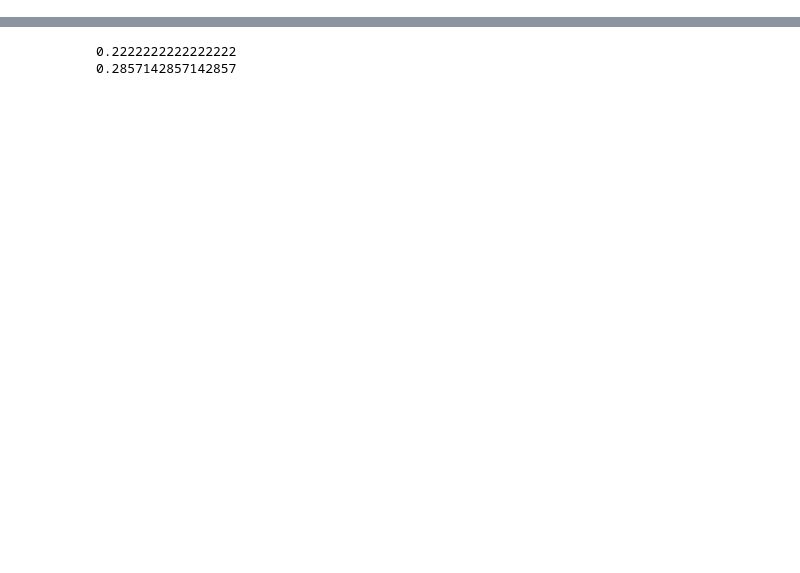
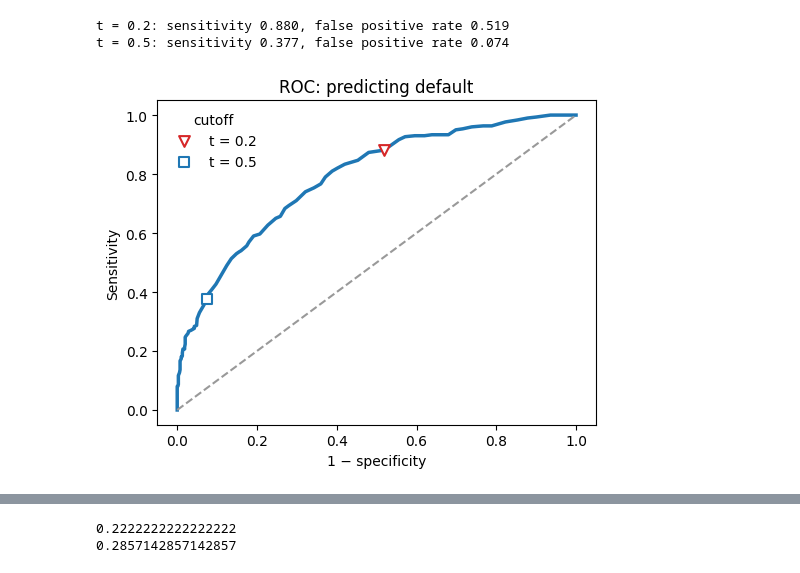
Before and after one commit to VadimSokolov/vadimsokolov.github.io, a Jupyter notebook: courses/files/600/oct21.ipynb, the cells around one changed output, grey strips where cells are left out. Drawn from its saved outputs; the diff is of its cells as text; code cells hidden in the pictures; blank space fills up the shorter version.

```diff
--- a/courses/files/600/oct21.ipynb
+++ b/courses/files/600/oct21.ipynb
@@ -10,0 +12,9 @@ Predict both implied probabilities before you run the cell. The case study uses
+# %%
+from pathlib import Path
+
+import matplotlib.pyplot as plt
+import numpy as np
+import pandas as pd
+import statsmodels.formula.api as smf
+
+DATA = Path('data')
@@ -10,0 +174,37 @@ Predict both implied probabilities before you run the cell. The case study uses
+# %%
+def roc(p, y, n_grid=100):
+    p = np.asarray(p, dtype=float)
+    y = np.asarray(y)
+    grid = np.linspace(0, 1, n_grid)
+    call = p[:, None] > grid[None, :]
+    specificity = np.mean(~call[y == 0], axis=0) if np.any(y == 0) else np.ones(n_grid)
+    sensitivity = np.mean(call[y == 1], axis=0) if np.any(y == 1) else np.zeros(n_grid)
+    return grid, sensitivity, specificity
+
+def roc_point(p, y, t):
+    y = np.asarray(y)
+    false_positive = 1 - np.mean(p[y == 0] < t)
+    sensitivity = np.mean(p[y == 1] > t)
+    return false_positive, sensitivity
+
+# Positive class: the loan defaults. Predict default when p > t.
+p_default = np.asarray(full.predict(Xr))
+default = credit.Default.to_numpy()
+grid, sensitivity, specificity = roc(p_default, default)
+
+fig, ax = plt.subplots(figsize=(5.2, 4.2))
+ax.plot(1 - specificity, sensitivity, color='C0', lw=2.5)
+ax.plot([0, 1], [0, 1], color='0.6', ls='--')
+for t_mark, marker, color in ((0.2, 'v', 'C3'), (0.5, 's', 'C0')):
+    x, sens = roc_point(p_default, default, t_mark)
+    ax.scatter([x], [sens], marker=marker, s=60, facecolors='white', edgecolors=color, linewidths=1.5, label=f't = {t_mark}', zorder=3)
+    print(f't = {t_mark}: sensitivity {sens:.3f}, false positive rate {x:.3f}')
+ax.set_xlabel('1 − specificity')
+ax.set_ylabel('Sensitivity')
+ax.set_title('ROC: predicting default')
+ax.legend(frameon=False, title='cutoff')
+fig.tight_layout()
+# %% [output]
+t = 0.2: sensitivity 0.880, false positive rate 0.519
+t = 0.5: sensitivity 0.377, false positive rate 0.074
+[figure, added]
```
Also changed, not shown: parts of 62 cells of this notebook, 4 other files.
